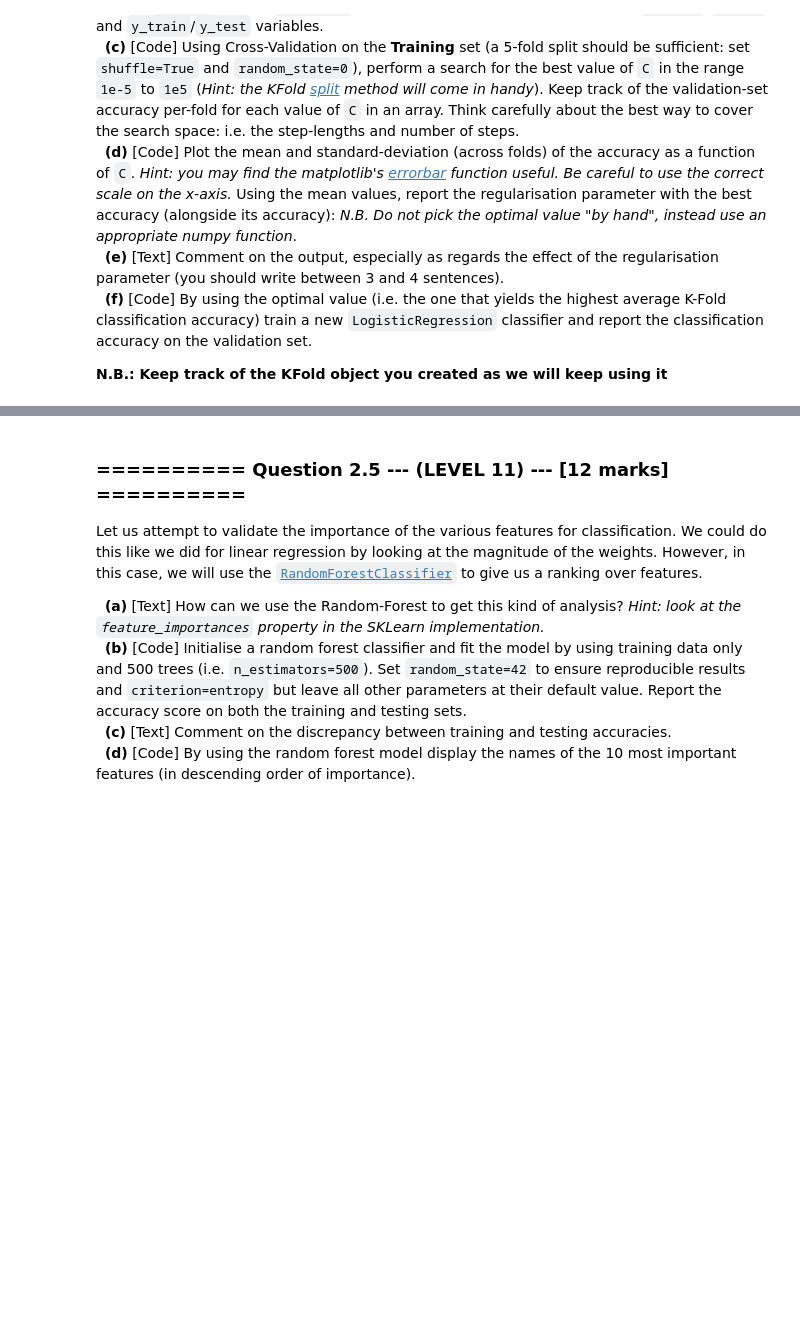
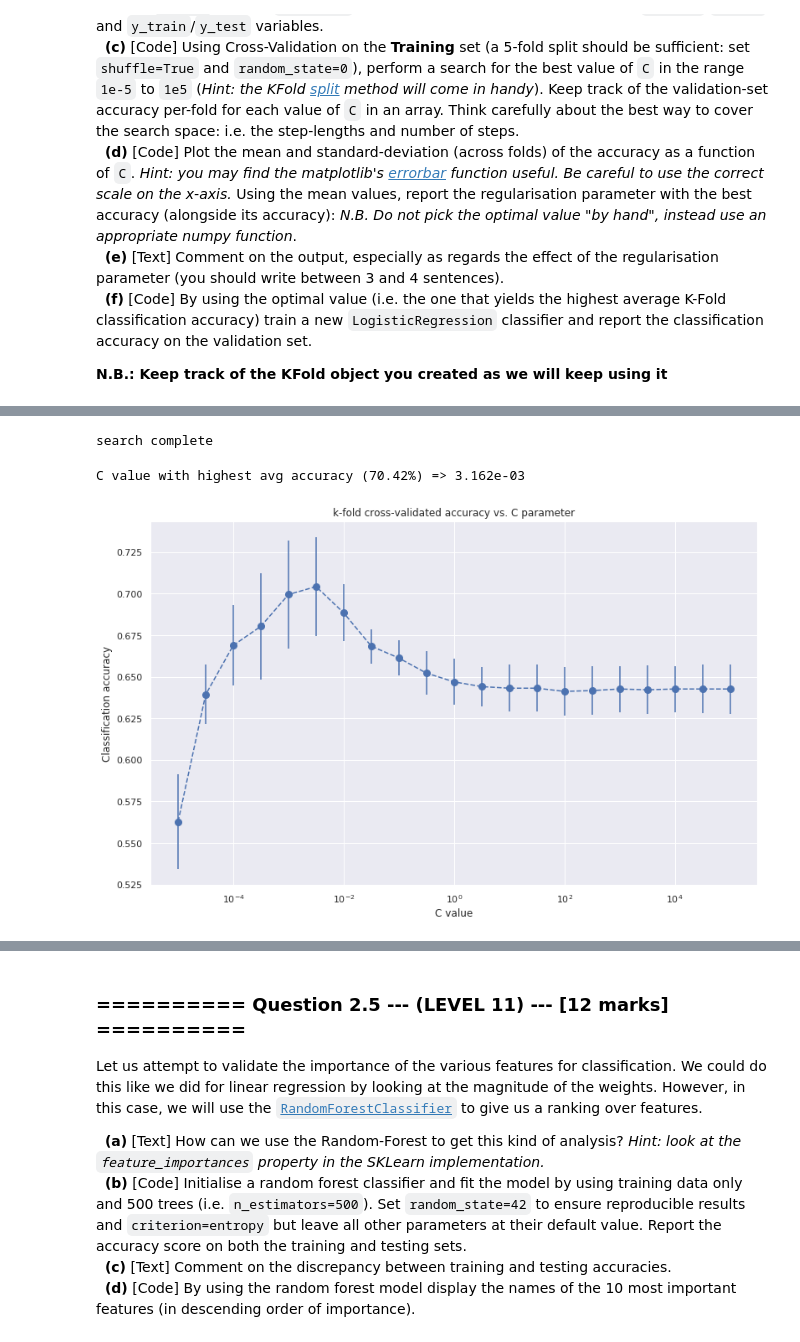
Before and after one commit to JMaio/iaml2018, a Jupyter notebook: Assignments/03_A_ObjectRecognition.ipynb, the cells around one changed output, grey strips where cells are left out. Cells and saved outputs as stored; diff of their text form; code cells hidden in the pictures; blank space fills up the shorter version.

```diff
--- a/Assignments/03_A_ObjectRecognition.ipynb
+++ b/Assignments/03_A_ObjectRecognition.ipynb
@@ -359,0 +351,9 @@ So far we have used default settings for training the logistic regression classi
+# %%
+# datasets B do not contain 'ImgId' !
+df = pd.read_csv("datasets/Images_B_Train.csv")
+X_train, y_train = df.iloc[:, 0:500], df['is_person']
+
+df = pd.read_csv("datasets/Images_B_Test.csv")
+X_test, y_test = df.iloc[:, 0:500], df['is_person']
+
+X_train.describe()
@@ -359,0 +371,41 @@ So far we have used default settings for training the logistic regression classi
+# %%
+from sklearn.model_selection import KFold, cross_val_score
+
+k_fold = KFold(5, shuffle=True, random_state=0)
+
+scores = []
+
+# use a geometric series to cover the search space
+C_vals = np.geomspace(1e-5, 1e5, num=21)
+
+for C in C_vals:
+    logreg = LogisticRegression(solver='lbfgs', C=C)
+
+    scores.append(cross_val_score(logreg,
+                                  X_train,
+                                  y_train,
+                                  cv=k_fold))
+
+print("search complete")
+# %% [output]
+search complete
+# %%
+import matplotlib.pyplot as plt
+scores = np.array(scores)
+mean_scores = scores.mean(axis=1)
+stdvs = scores.std(axis=1)
+
+c = np.argmax(mean_scores)
+print("C value with highest avg accuracy ({:.2%}) => {:.3e}".format(mean_scores[c], C_vals[c]))
+
+f, ax = plt.subplots(figsize=(13,8))
+ax.set_xscale('log')
+
+plt.errorbar(C_vals, mean_scores, yerr=stdvs, fmt='o--', markersize=8, color="b")
+
+plt.title("k-fold cross-validated accuracy vs. C parameter")
+plt.xlabel("C value"), plt.ylabel("Classification accuracy")
+plt.show()
+# %% [output]
+C value with highest avg accuracy (70.42%) => 3.162e-03
+[figure, added]
```
Also changed, not shown: parts of 22 cells of this notebook.
